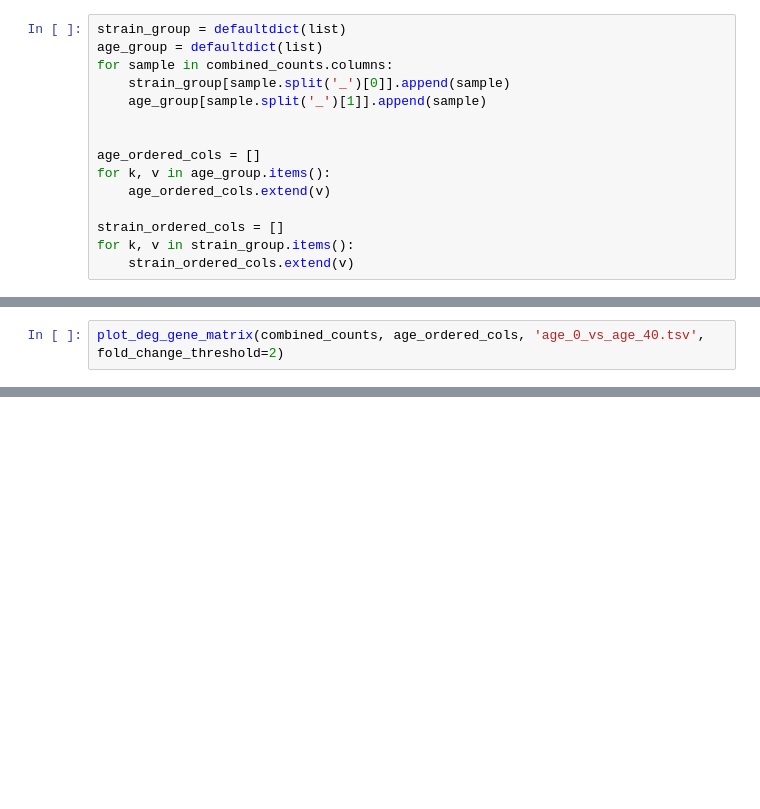
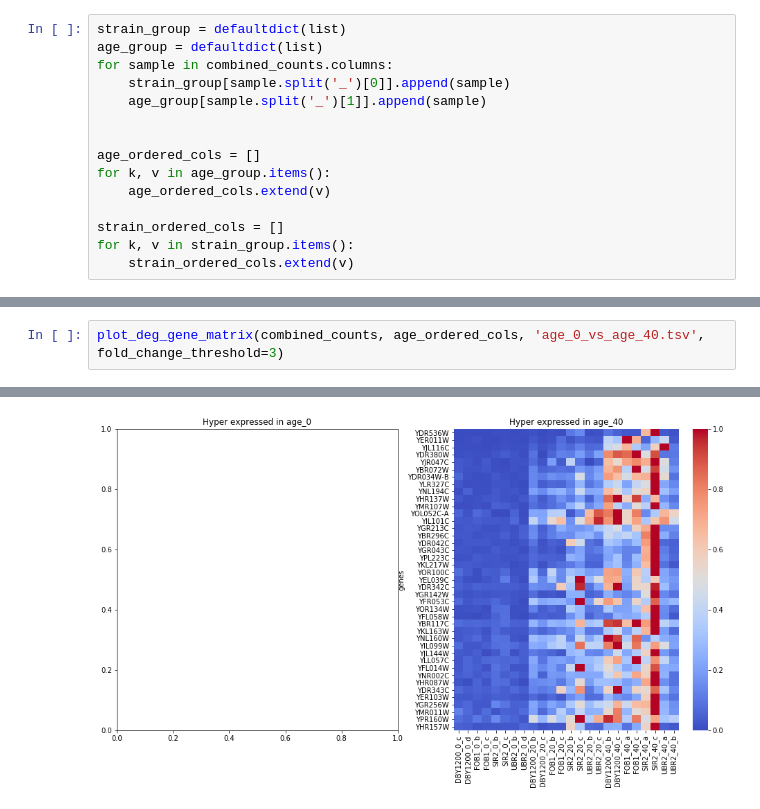
Before and after one commit to Javkhaa/rna_seq_analysis, a Jupyter notebook: rna_seq_deg/DEG_explorer.ipynb, the cells around one changed output, grey strips where cells are left out. Cells and saved outputs as stored; diff of their text form; blank space fills up the shorter version.

```diff
--- a/rna_seq_deg/DEG_explorer.ipynb
+++ b/rna_seq_deg/DEG_explorer.ipynb
@@ -108,3 +134,3 @@ plot_deg_gene_matrix(combined_counts, age_ordered_cols, 'age_0_vs_age_20.tsv', f
 # %%
-plot_deg_gene_matrix(combined_counts, age_ordered_cols, 'age_0_vs_age_40.tsv', fold_change_threshold=2)
+plot_deg_gene_matrix(combined_counts, age_ordered_cols, 'age_0_vs_age_40.tsv', fold_change_threshold=3)
 # %% [output]
@@ -111,0 +137 @@ plot_deg_gene_matrix(combined_counts, age_ordered_cols, 'age_0_vs_age_40.tsv', f
+[figure, added]
```
Also changed, not shown: parts of 20 cells of this notebook, 25 other files.
